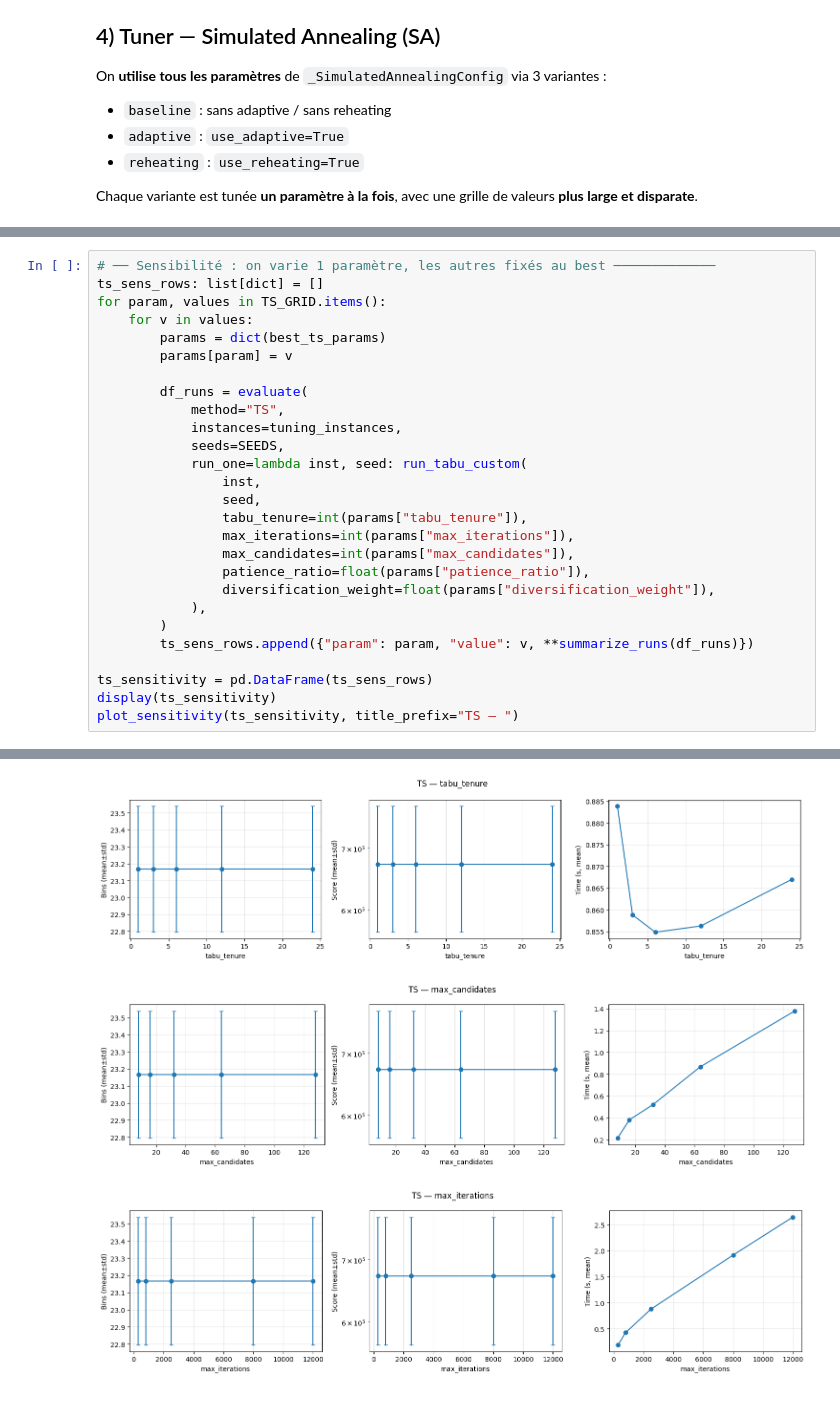
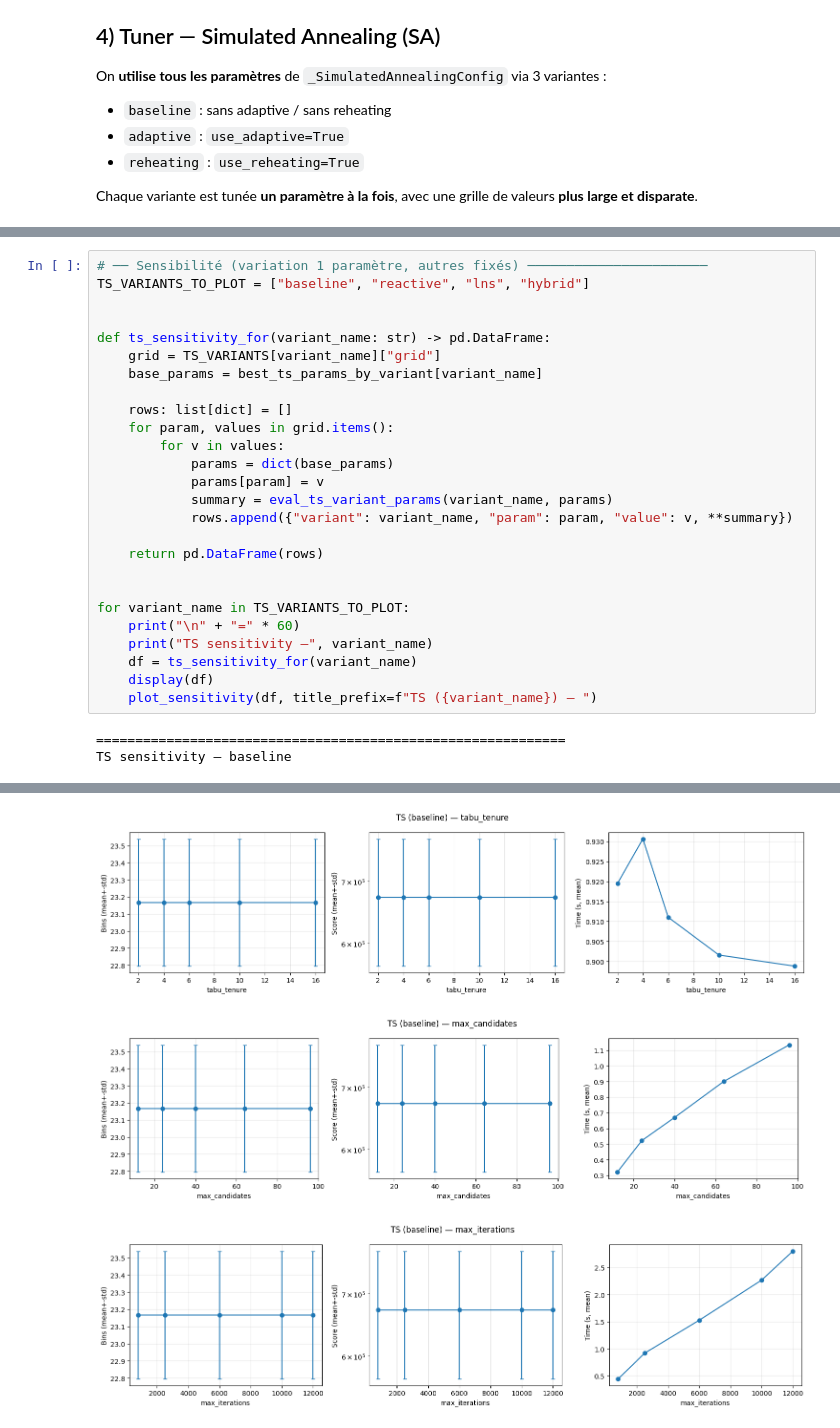
Before and after one commit to amine-kherroubi/optimization, a Jupyter notebook: 3_metaheuristics/notebook.ipynb, the cells around one changed output, grey strips where cells are left out. Cells and saved outputs as stored; diff of their text form.

```diff
--- a/3_metaheuristics/notebook.ipynb
+++ b/3_metaheuristics/notebook.ipynb
@@ -646,28 +1002,29 @@ Best TS params: {'tabu_tenure': np.int64(24), 'max_candidates': np.int64(64), 'm
 # %%
-# ── Sensibilité : on varie 1 paramètre, les autres fixés au best ─────────────
-ts_sens_rows: list[dict] = []
-for param, values in TS_GRID.items():
-    for v in values:
-        params = dict(best_ts_params)
-        params[param] = v
+# ── Sensibilité (variation 1 paramètre, autres fixés) ───────────────────────
+TS_VARIANTS_TO_PLOT = ["baseline", "reactive", "lns", "hybrid"]
 
-        df_runs = evaluate(
-            method="TS",
-            instances=tuning_instances,
-            seeds=SEEDS,
-            run_one=lambda inst, seed: run_tabu_custom(
-                inst,
-                seed,
-                tabu_tenure=int(params["tabu_tenure"]),
-                max_iterations=int(params["max_iterations"]),
-                max_candidates=int(params["max_candidates"]),
-                patience_ratio=float(params["patience_ratio"]),
-                diversification_weight=float(params["diversification_weight"]),
-            ),
-        )
-        ts_sens_rows.append({"param": param, "value": v, **summarize_runs(df_runs)})
 
-ts_sensitivity = pd.DataFrame(ts_sens_rows)
-display(ts_sensitivity)
-plot_sensitivity(ts_sensitivity, title_prefix="TS — ")
+def ts_sensitivity_for(variant_name: str) -> pd.DataFrame:
+    grid = TS_VARIANTS[variant_name]["grid"]
+    base_params = best_ts_params_by_variant[variant_name]
+
+    rows: list[dict] = []
+    for param, values in grid.items():
+        for v in values:
+            params = dict(base_params)
+            params[param] = v
+            summary = eval_ts_variant_params(variant_name, params)
+            rows.append({"variant": variant_name, "param": param, "value": v, **summary})
+
+    return pd.DataFrame(rows)
+
+
+for variant_name in TS_VARIANTS_TO_PLOT:
+    print("\n" + "=" * 60)
+    print("TS sensitivity —", variant_name)
+    df = ts_sensitivity_for(variant_name)
+    display(df)
+    plot_sensitivity(df, title_prefix=f"TS ({variant_name}) — ")
 # %% [output]
+============================================================
+TS sensitivity — baseline
@@ -691,3 +1048,3 @@ plot_sensitivity(ts_sensitivity, title_prefix="TS — ")
-[figure, old version]
+[figure, new version]
-[figure, old version]
+[figure, new version]
-[figure, old version]
+[figure, new version]
```
Also changed, not shown: parts of 11 cells of this notebook.
